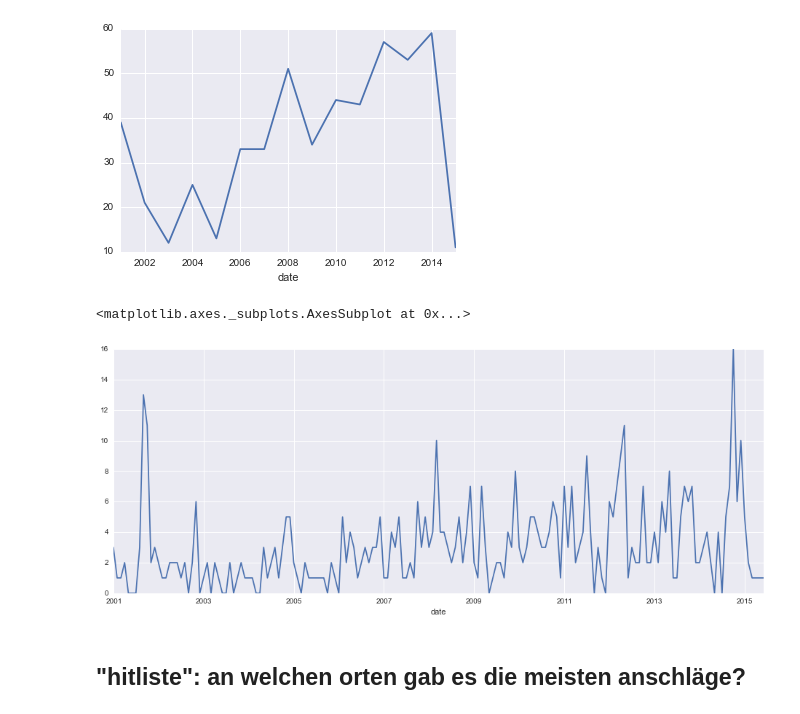
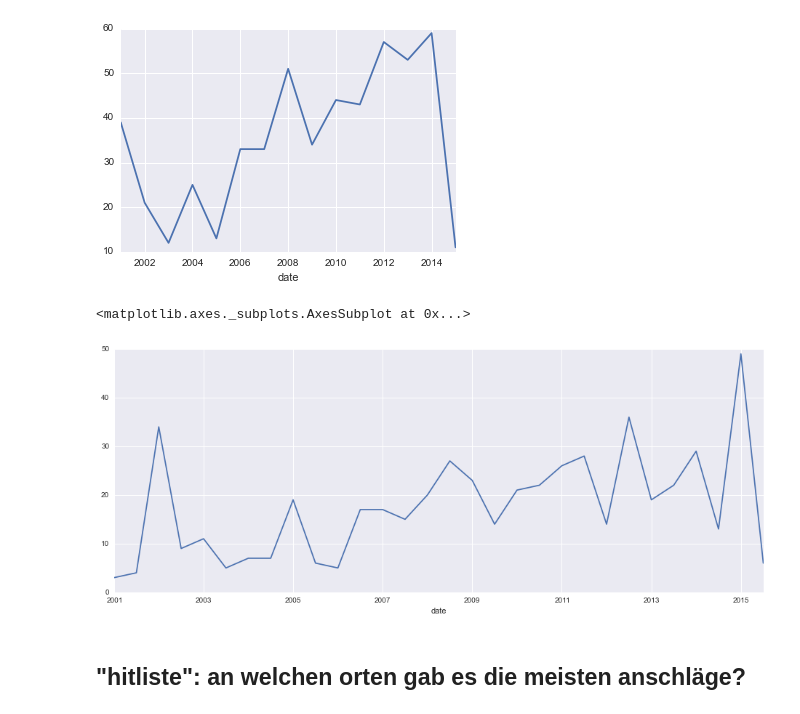
Before and after one commit to correctiv/notebook-moscheen, a Jupyter notebook: anschlaege_moscheen.ipynb, the cells around one changed output. Saved outputs shown, nothing was run; the diff lists cells and outputs as text; code cells hidden in the pictures.

```diff
--- a/anschlaege_moscheen.ipynb
+++ b/anschlaege_moscheen.ipynb
@@ -121,10 +121,10 @@ df.set_index('date')['Tag'].resample('A', how=len).plot()
 # %%
 # Pro Monat
 plt.figure(figsize=(16, 6))
-df.set_index('date')['Tag'].resample('M', how=len).plot()
+df.set_index('date')['Tag'].resample('6M', how=len).plot()
 # %% [output]
 <matplotlib.axes._subplots.AxesSubplot at 0x...>
-[figure, old version]
+[figure, new version]
 # %% [markdown]
 ## "hitliste": an welchen orten gab es die meisten anschläge?
 # %%
```
Also changed, not shown: parts of 2 cells of this notebook.
